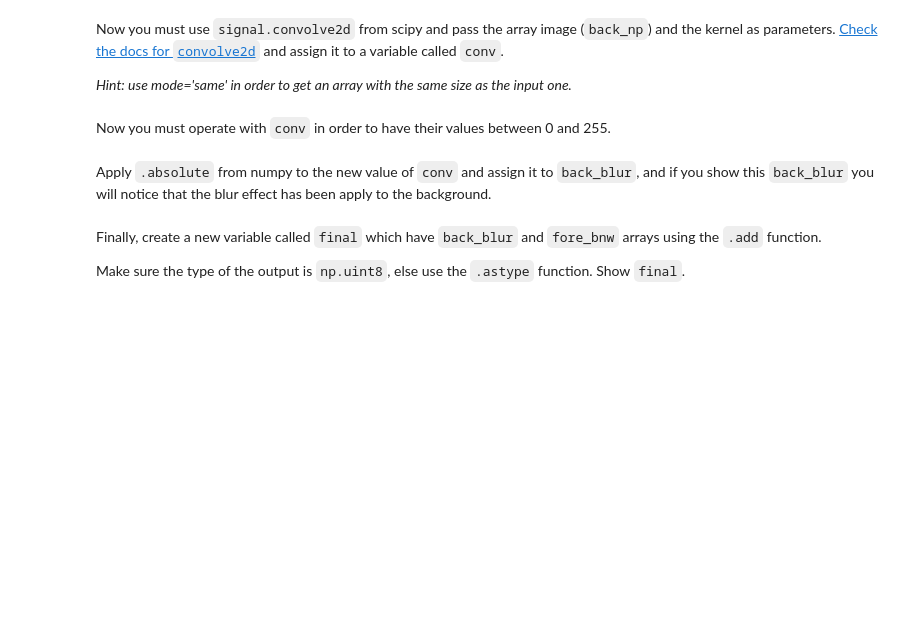
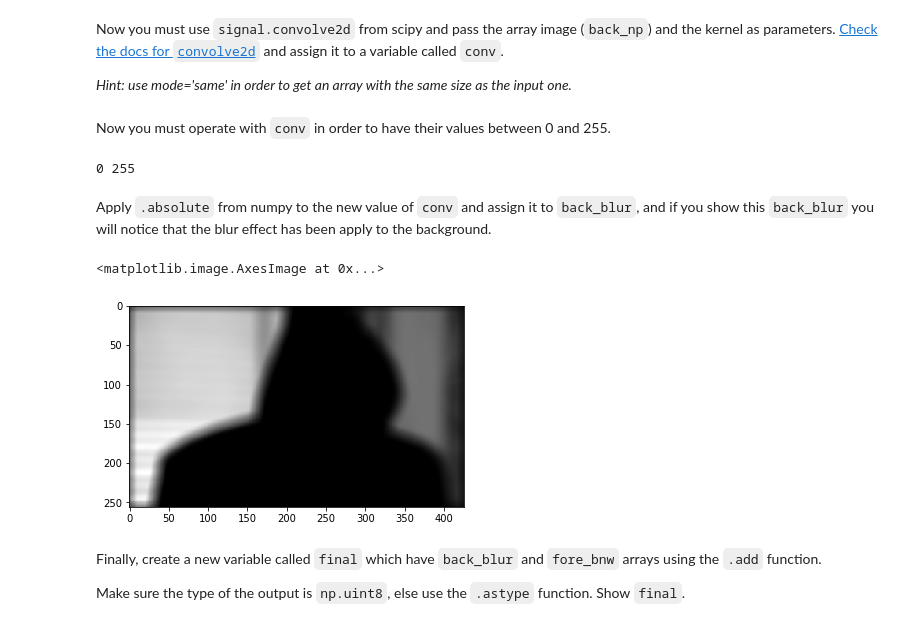
Before and after one commit to blancalluch/ImageSegmentation, a Jupyter notebook: main.ipynb, the cells around one changed output. Drawn from its saved outputs; the diff is of its cells as text; code cells hidden in the pictures; blank space fills up the shorter version.

```diff
--- a/main.ipynb
+++ b/main.ipynb
@@ -138,8 +118,13 @@ And create a 2d matrix with random values of size 20x20 uniformly distributed an
+# %%
+# Your code here
+back_np = np.array(back_bnw)
+kernel = np.random.rand(20,20)
 # %% [markdown]
 Now you must use `signal.convolve2d` from scipy and pass the array image (`back_np`) and the kernel as parameters. [Check the docs for `convolve2d`](https://docs.scipy.org/doc/scipy/reference/generated/scipy.signal.convolve2d.html) and assign it to a variable called `conv`.
 
 *Hint: use mode='same' in order to get an array with the same size as the input one.*
 # %%
 # Your code here
+conv = scipy.signal.convolve2d(back_np, kernel, "same")
 # %% [markdown]
 Now you must operate with `conv` in order to have their values between 0 and 255.
@@ -148,7 +131,17 @@ Now you must operate with `conv` in order to have their values between 0 and 255
+# %%
+# Your code here
+back_blur = ((conv * 255/np.max(conv)).round()).astype("uint8")
+print(np.min(back_blur),np.max(back_blur))
+# %% [output]
+0 255
 # %% [markdown]
 Apply `.absolute` from numpy to the new value of `conv` and assign it to `back_blur`, and if you show this `back_blur` you will notice that the blur effect has been apply to the background.
 # %%
 # Your code here
+plt.imshow(back_blur, cmap = "gray")
+# %% [output]
+<matplotlib.image.AxesImage at 0x...>
+[figure, added]
 # %% [markdown]
 Finally, create a new variable called `final` which have `back_blur` and `fore_bnw` arrays using the `.add` function.
 
```
Also changed, not shown: parts of 22 cells of this notebook.
